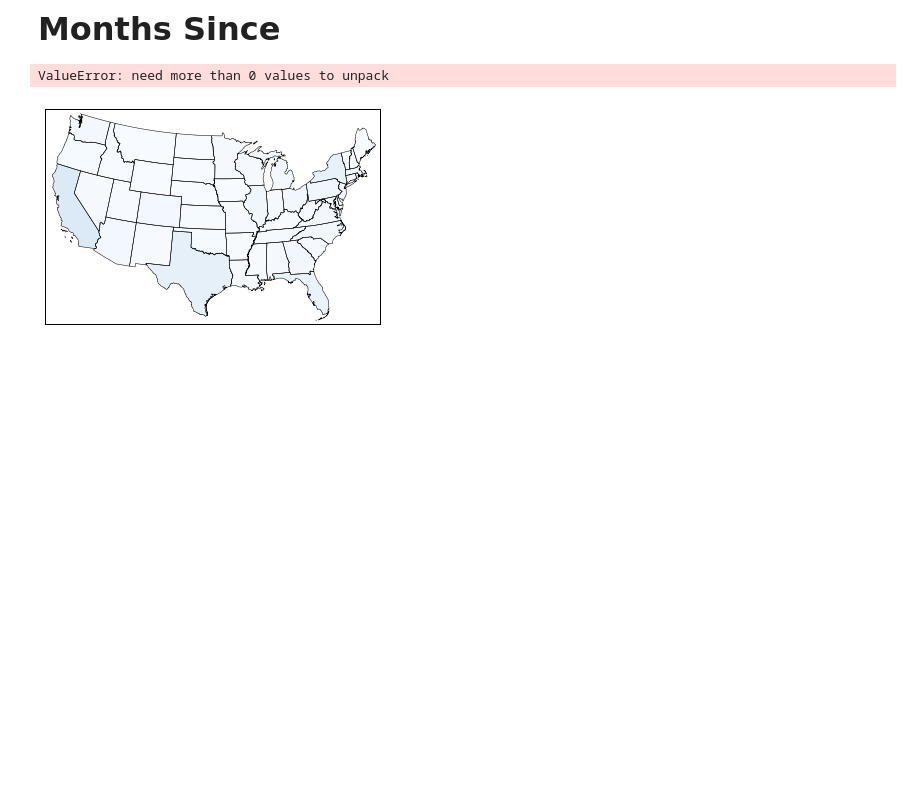
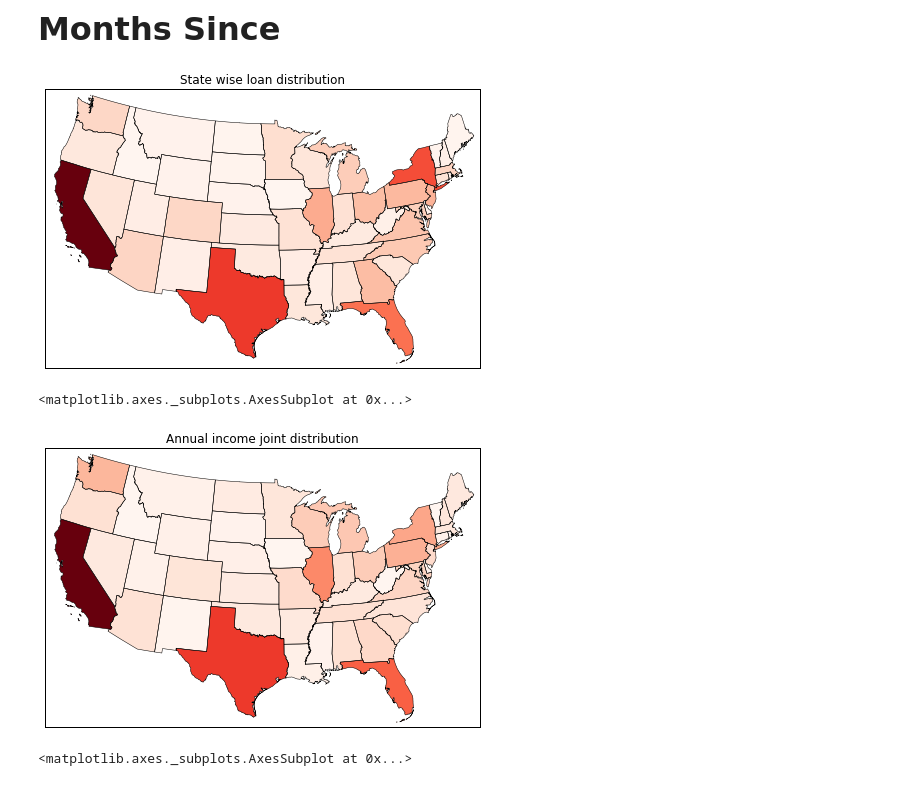
Before and after one commit to ankitagarwal/cs109a, a Jupyter notebook: base_notebook.ipynb, the cells around one changed output. Saved outputs shown, nothing was run; the diff lists cells and outputs as text; code cells hidden in the pictures; blank space fills up the shorter version.

Commit message:
More statewise plots

```diff
--- a/base_notebook.ipynb
+++ b/base_notebook.ipynb
@@ -673,14 +673,18 @@ def normalize(d, target=1.0):
     x = np.array(d.values())
     where_are_NaNs = np.isnan(x)
     x[where_are_NaNs] = 0
-    raw = sum(x)
+    sort = np.argsort(x)
+    sort = sort[x[sort] != 0]
+    min = x[sort[0]]
+    x = x-min
+    raw = np.max(x)
     factor = float(target)/raw
     return {key:value*factor for key,value in d.iteritems()}
 # %%
 def plot_state_wise_data(var, title):
 
 #     Showing colorbar is nightmare on axes , cant resolve it now.
-    fig = plt.figure();
+    fig = plt.figure(figsize=(30,5));
     ax = fig.add_subplot(1,1,1);
 
     var = normalize(var)
@@ -695,7 +699,7 @@ def plot_state_wise_data(var, title):
     for shape_dict in map.states_info:
         state_names.append(shape_dict['NAME'])
 
-    Blues = plt.get_cmap('Blues')
+    Blues = plt.get_cmap('Reds')
 
     for idx, state in enumerate(state_names):
         name = state
@@ -707,20 +711,28 @@ def plot_state_wise_data(var, title):
                 value = var[code]
 #         print state + str(value) + "    -----------      " + str(Blues(value))
         seg = map.states[idx]
-        poly = Polygon(seg, facecolor=Blues(value), edgecolor='none')
+        col = np.array(Blues(value))
+        poly = Polygon(seg, facecolor = col, edgecolor='none')
         cax = ax.add_patch(poly)
 
-    lons, lats = map.makegrid(0 , len(var))
-    xi, yi = map(lons, lats)
-    cs = map.pcolor(xi, yi, var)
+#     lons, lats = map.makegrid(0 , len(var))
+#     xi, yi = map(lons, lats)
+#     cs = map.pcolor(xi, yi, var)
 #     ax.pcolor(var)
-    map.colorbar(cs)
+#     map.colorbar(cs)
 #     plt.colorbar(cax)
+    plt.title(title)
     plt.show()
     return ax
 # %%
 state_loan = data.groupby("addr_state").loan_amnt.sum().to_dict()
 plot_state_wise_data(state_loan, "State wise loan distribution")
 # %% [output]
+[figure, new version]
-ValueError: need more than 0 values to unpack
+<matplotlib.axes._subplots.AxesSubplot at 0x...>
-[figure, old version]
+# %%
+annual_inc_joint = data.groupby("addr_state").annual_inc_joint.sum().to_dict()
+plot_state_wise_data(annual_inc_joint, "Annual income joint distribution")
+# %% [output]
+[figure, added]
+<matplotlib.axes._subplots.AxesSubplot at 0x...>
```
Also changed, not shown: parts of 2 cells of this notebook.
